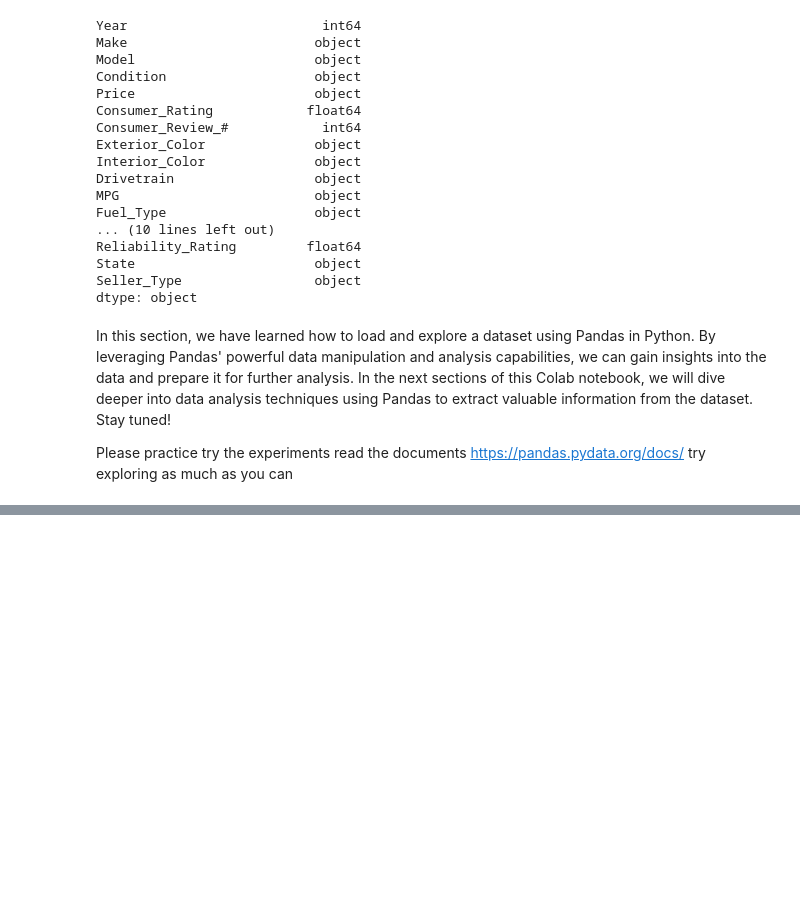
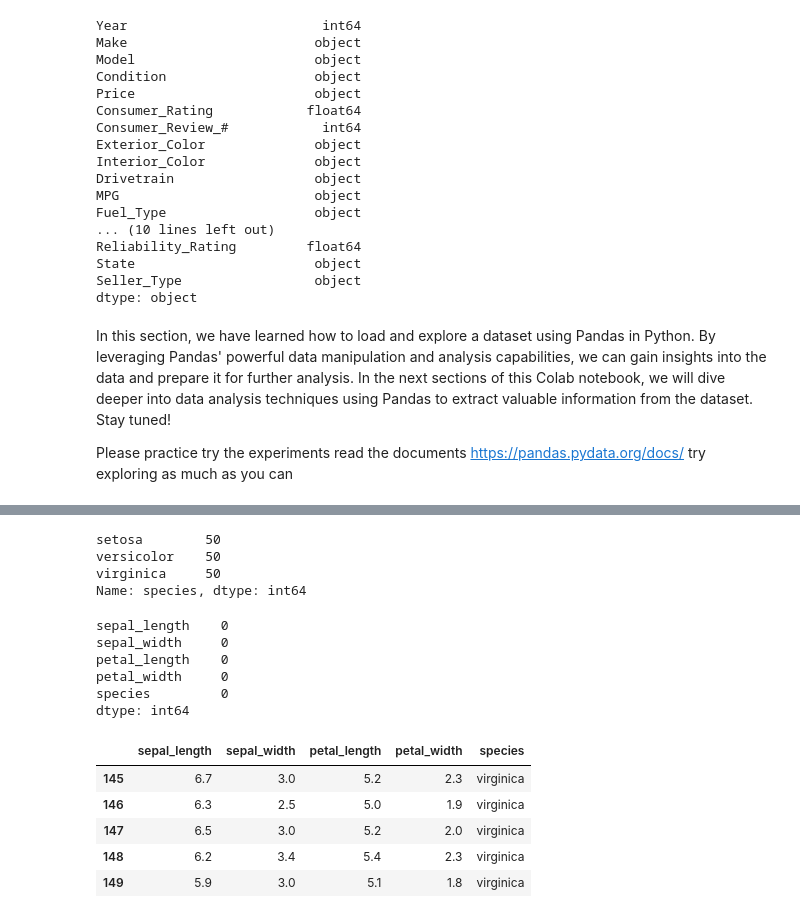
Before and after one commit to chaidosa/100-days-of-DS, a Jupyter notebook: Day_1_to_5.ipynb, the cells around one changed output, grey strips where cells are left out. Saved outputs shown, nothing was run; the diff lists cells and outputs as text; code cells hidden in the pictures; blank space fills up the shorter version.

```diff
--- a/Day_1_to_5.ipynb
+++ b/Day_1_to_5.ipynb
@@ -162,0 +169,4 @@ Please practice try the experiments read the documents https://pandas.pydata.org
+# %%
+import seaborn as sns
+
+iris_df = sns.load_dataset('iris')
@@ -162,0 +191,36 @@ Please practice try the experiments read the documents https://pandas.pydata.org
+# %%
+# How many datapoints for each class are present
+iris_df["species"].value_counts()
+# %% [output]
+setosa        50
+versicolor    50
+virginica     50
+Name: species, dtype: int64
+# %%
+# Check for the missing values
+iris_df.isnull().sum()
+# %% [output]
+sepal_length    0
+sepal_width     0
+petal_length    0
+petal_width     0
+species         0
+dtype: int64
+# %%
+# Drop rows with missing values
+iris_df.dropna(inplace=True)
+# %%
+# Fill missing values with specific value or method
+iris_df.fillna(value=0, inplace=True)
+# %%
+# Fill missing values with linear interpolation
+iris_df.interpolate(inplace=True)
+# %%
+iris_df.tail()
+# %% [output]
+|  | sepal_length | sepal_width | petal_length | petal_width | species |
+| 145 | 6.7 | 3.0 | 5.2 | 2.3 | virginica |
+| 146 | 6.3 | 2.5 | 5.0 | 1.9 | virginica |
+| 147 | 6.5 | 3.0 | 5.2 | 2.0 | virginica |
+| 148 | 6.2 | 3.4 | 5.4 | 2.3 | virginica |
+| 149 | 5.9 | 3.0 | 5.1 | 1.8 | virginica |
```
Also changed, not shown: parts of 6 cells of this notebook.
